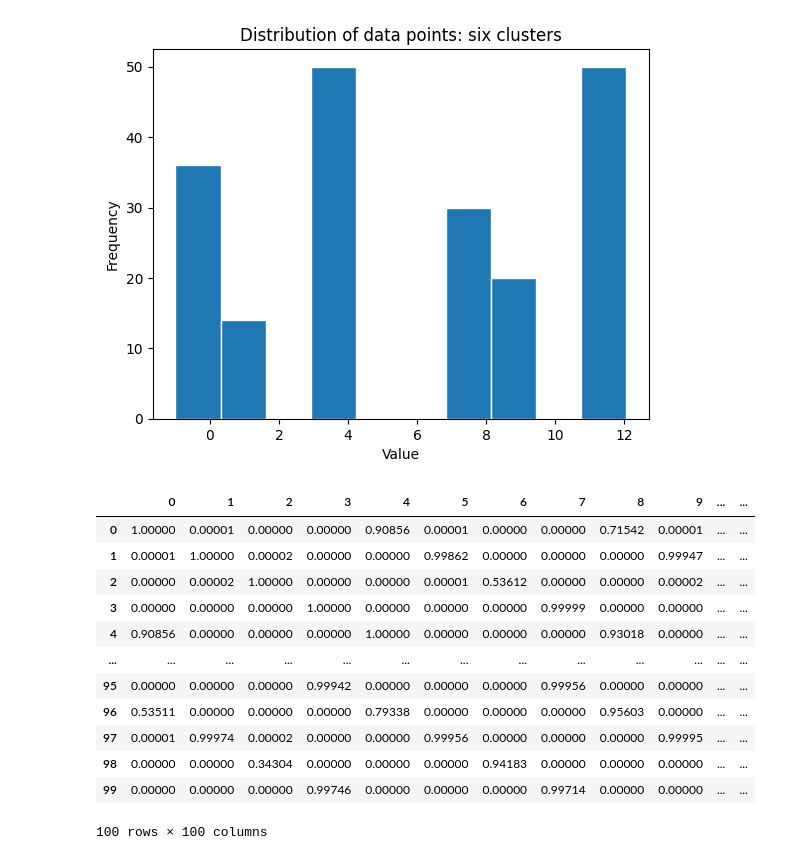
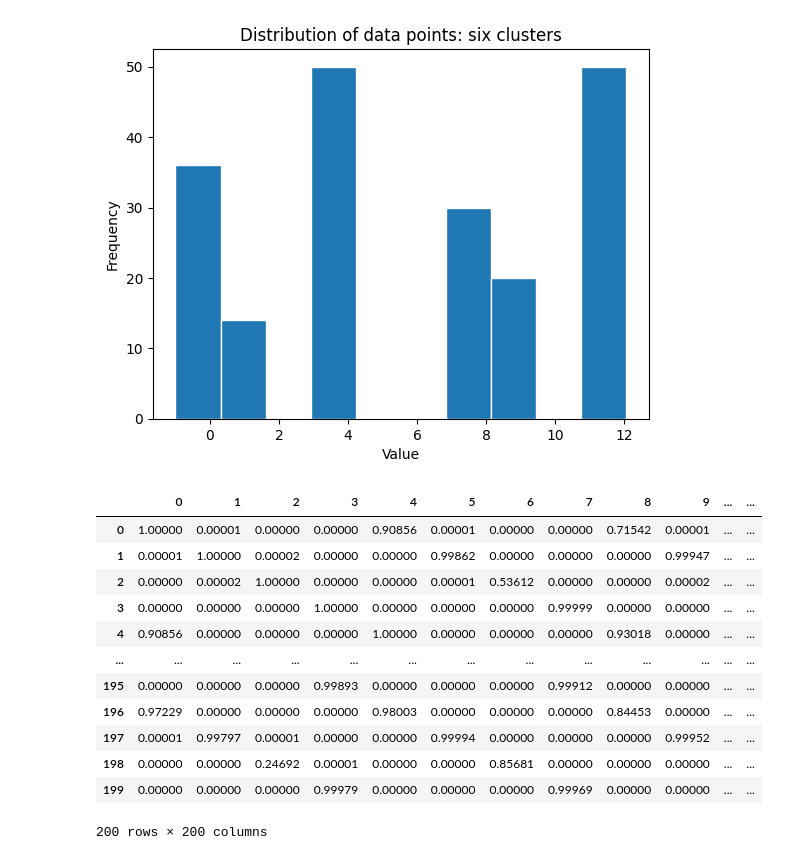
Before and after one commit to 24shiny/Spectral_clustering, a Jupyter notebook: p10_diagonal_regulation.ipynb, the cells around one changed output. Cells and saved outputs as stored; diff of their text form; code cells hidden in the pictures.

```diff
--- a/p10_diagonal_regulation.ipynb
+++ b/p10_diagonal_regulation.ipynb
@@ -237,26 +237,26 @@ plt.show()
 # %%
 # To calculate weights according to the Gaussian similarity function
 # transversing the upper triangular part of x_df is just enought
 gaussian_weights = []
-for i in range(100):
-    for j in range(100):
+for i in range(200):
+    for j in range(200):
         gaussian_weights.append(round(math.exp(-math.pow(x[i]-x[j],2)),5))
 # for i in range(100):
 #     gaussian_weights[101*i] = 0
-S = np.array(gaussian_weights).reshape(100,100)
-S = pd.DataFrame(S)
-S
+W = np.array(gaussian_weights).reshape(200,200)
+W = pd.DataFrame(W)
+W
 # %% [output]
 |  | 0 | 1 | 2 | 3 | 4 | 5 | 6 | 7 | 8 | 9 | ... | ... |
 | 0 | 1.00000 | 0.00001 | 0.00000 | 0.00000 | 0.90856 | 0.00001 | 0.00000 | 0.00000 | 0.71542 | 0.00001 | ... | ... |
 | 1 | 0.00001 | 1.00000 | 0.00002 | 0.00000 | 0.00000 | 0.99862 | 0.00000 | 0.00000 | 0.00000 | 0.99947 | ... | ... |
 | 2 | 0.00000 | 0.00002 | 1.00000 | 0.00000 | 0.00000 | 0.00001 | 0.53612 | 0.00000 | 0.00000 | 0.00002 | ... | ... |
 | 3 | 0.00000 | 0.00000 | 0.00000 | 1.00000 | 0.00000 | 0.00000 | 0.00000 | 0.99999 | 0.00000 | 0.00000 | ... | ... |
 | 4 | 0.90856 | 0.00000 | 0.00000 | 0.00000 | 1.00000 | 0.00000 | 0.00000 | 0.00000 | 0.93018 | 0.00000 | ... | ... |
 | ... | ... | ... | ... | ... | ... | ... | ... | ... | ... | ... | ... | ... |
-| 95 | 0.00000 | 0.00000 | 0.00000 | 0.99942 | 0.00000 | 0.00000 | 0.00000 | 0.99956 | 0.00000 | 0.00000 | ... | ... |
-| 96 | 0.53511 | 0.00000 | 0.00000 | 0.00000 | 0.79338 | 0.00000 | 0.00000 | 0.00000 | 0.95603 | 0.00000 | ... | ... |
-| 97 | 0.00001 | 0.99974 | 0.00002 | 0.00000 | 0.00000 | 0.99956 | 0.00000 | 0.00000 | 0.00000 | 0.99995 | ... | ... |
-| 98 | 0.00000 | 0.00000 | 0.34304 | 0.00000 | 0.00000 | 0.00000 | 0.94183 | 0.00000 | 0.00000 | 0.00000 | ... | ... |
-| 99 | 0.00000 | 0.00000 | 0.00000 | 0.99746 | 0.00000 | 0.00000 | 0.00000 | 0.99714 | 0.00000 | 0.00000 | ... | ... |
+| 195 | 0.00000 | 0.00000 | 0.00000 | 0.99893 | 0.00000 | 0.00000 | 0.00000 | 0.99912 | 0.00000 | 0.00000 | ... | ... |
+| 196 | 0.97229 | 0.00000 | 0.00000 | 0.00000 | 0.98003 | 0.00000 | 0.00000 | 0.00000 | 0.84453 | 0.00000 | ... | ... |
+| 197 | 0.00001 | 0.99797 | 0.00001 | 0.00000 | 0.00000 | 0.99994 | 0.00000 | 0.00000 | 0.00000 | 0.99952 | ... | ... |
+| 198 | 0.00000 | 0.00000 | 0.24692 | 0.00001 | 0.00000 | 0.00000 | 0.85681 | 0.00000 | 0.00000 | 0.00000 | ... | ... |
+| 199 | 0.00000 | 0.00000 | 0.00000 | 0.99979 | 0.00000 | 0.00000 | 0.00000 | 0.99969 | 0.00000 | 0.00000 | ... | ... |
-100 rows × 100 columns
+200 rows × 200 columns
```
Also changed, not shown: parts of 5 cells of this notebook.
